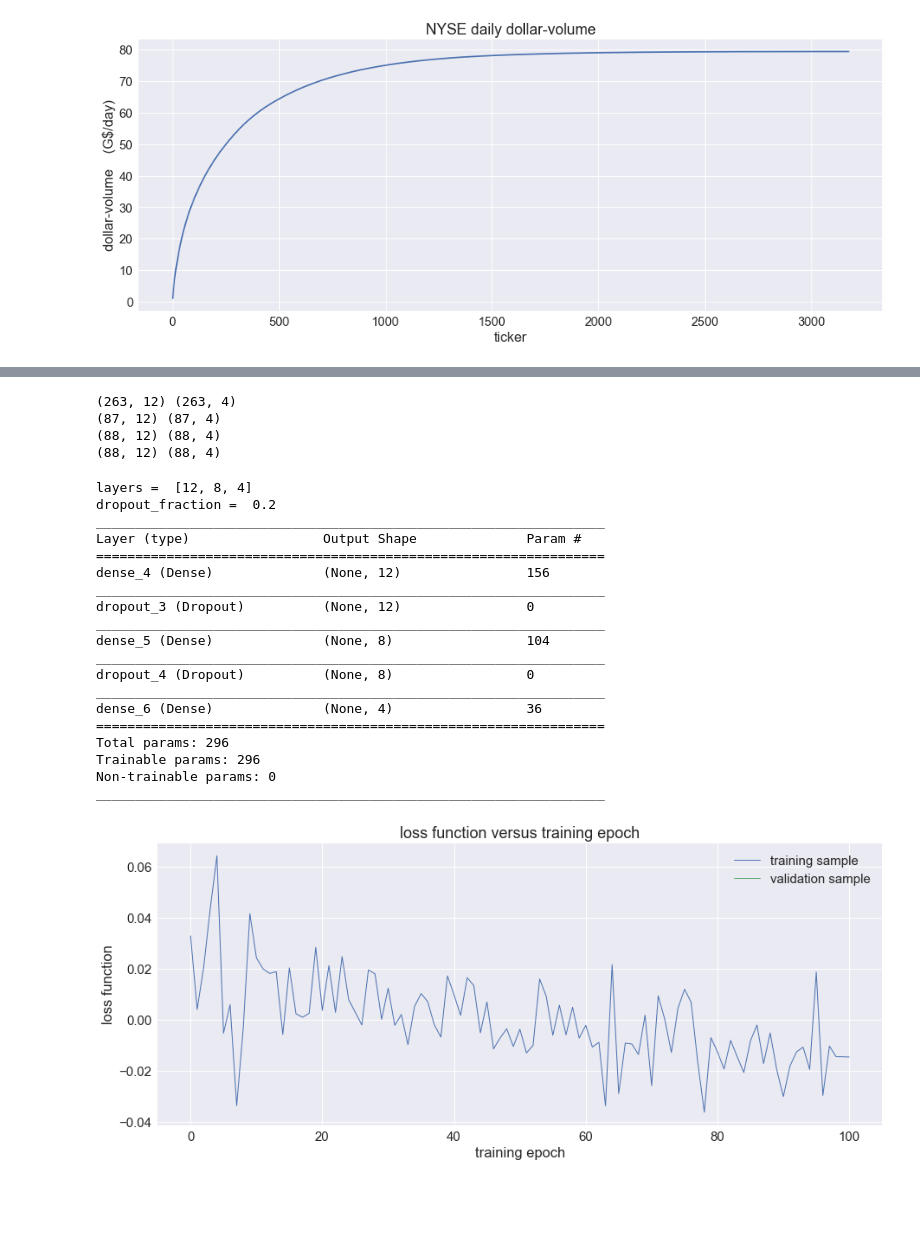
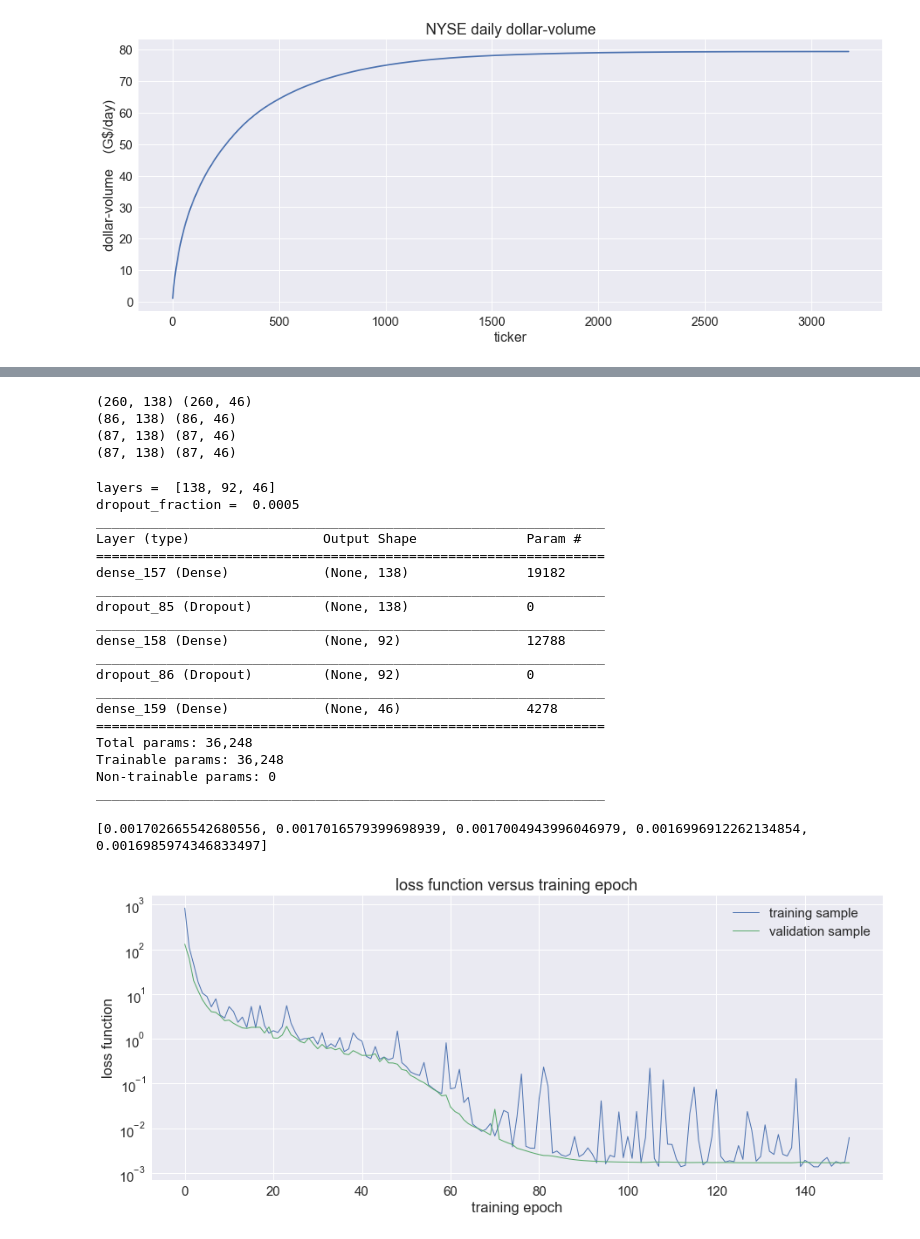
Before and after one commit to joehahn/dl, a Jupyter notebook: market/inspect_stock_data.ipynb, the cells around one changed output, grey strips where cells are left out. Saved outputs shown, nothing was run; the diff lists cells and outputs as text; code cells hidden in the pictures; blank space fills up the shorter version.

Commit message:
model

```diff
--- a/market/inspect_stock_data.ipynb
+++ b/market/inspect_stock_data.ipynb
@@ -160,7 +167,7 @@ y.shape =  (263, 4)
 train_fraction = 0.333
 rn_seed = 14
 from sklearn.model_selection import train_test_split
-x_train, x_test_validate, y_train, y_test_validate = train_test_split(x, y, train_size=train_fraction,
+x_train, x_test_validate, y_train, y_test_validate = train_test_split(x_np, y_np, train_size=train_fraction,
     test_size=(1-train_fraction), random_state=rn_seed)
 train_fraction = 0.5
 x_test, x_validate, y_test, y_validate = train_test_split(x_test_validate, y_test_validate, train_size=train_fraction,
@@ -170,77 +177,65 @@ print x_train.shape, y_train.shape
 print x_test.shape, y_test.shape
 print x_validate.shape, y_validate.shape
 # %% [output]
-(263, 12) (263, 4)
-(87, 12) (87, 4)
-(88, 12) (88, 4)
-(88, 12) (88, 4)
+(260, 138) (260, 46)
+(86, 138) (86, 46)
+(87, 138) (87, 46)
+(87, 138) (87, 46)
-# %%
-#this helper function builds a simple MLP classifier
-def mlp_classifier(layers, dropout_fraction=None):
-    from keras.models import Sequential
-    from keras.layers import Dense, Dropout
-    model = Sequential()
-    N_inputs = layers[0]
-    model.add(Dense(N_inputs, activation='elu', input_shape=(N_inputs,)))
-    if (dropout_fraction):
-        model.add(Dropout(dropout_fraction))
-    for N in layers[1:-1]:
-        model.add(Dense(N, activation='elu'))
-        if (dropout_fraction):
-            model.add(Dropout(dropout_fraction))
-    N_outputs = layers[-1]
-    model.add(Dense(N_outputs, activation='softmax'))
-    model.compile(loss='categorical_crossentropy', optimizer='adam')
-    return model
 # %%
 #build MLP classification model
 N_inputs = x.shape[1]
 N_outputs = y.shape[1]
 N_middle = (N_inputs + N_outputs)/2
 layers = [N_inputs, N_middle, N_outputs]
-dropout_fraction = 0.2
+dropout_fraction = 5.0e-4
 print 'layers = ', layers
 print 'dropout_fraction = ', dropout_fraction
 model = mlp_classifier(layers, dropout_fraction=dropout_fraction)
 model.summary()
 # %% [output]
-layers =  [12, 8, 4]
-dropout_fraction =  0.2
+layers =  [138, 92, 46]
+dropout_fraction =  0.0005
 _________________________________________________________________
 Layer (type)                 Output Shape              Param #
 =================================================================
-dense_4 (Dense)              (None, 12)                156
+dense_157 (Dense)            (None, 138)               19182
 _________________________________________________________________
-dropout_3 (Dropout)          (None, 12)                0
+dropout_85 (Dropout)         (None, 138)               0
 _________________________________________________________________
-dense_5 (Dense)              (None, 8)                 104
+dense_158 (Dense)            (None, 92)                12788
 _________________________________________________________________
-dropout_4 (Dropout)          (None, 8)                 0
+dropout_86 (Dropout)         (None, 92)                0
 _________________________________________________________________
-dense_6 (Dense)              (None, 4)                 36
+dense_159 (Dense)            (None, 46)                4278
 =================================================================
-Total params: 296
-Trainable params: 296
+Total params: 36,248
+Trainable params: 36,248
 Non-trainable params: 0
 _________________________________________________________________
 # %%
 #fit model
-N_epochs = 21
-batch_size = 1
+N_epochs = 151
+batch_size = 10
+model = mlp_classifier(layers, dropout_fraction=dropout_fraction)
 fit_history = model.fit(x_train, y_train, batch_size=batch_size, epochs=N_epochs, verbose=0,
     validation_data=(x_validate, y_validate))
 # %%
 #plot loss vs training epoch
 fig, ax = plt.subplots(1,1, figsize=(15, 6))
 xp = fit_history.epoch
 yp = fit_history.history['loss']
 p = ax.plot(xp, yp, linewidth=1, label='training sample')
 yp = fit_history.history['val_loss']
 p = ax.plot(xp, yp, linewidth=1, label='validation sample')
 p = ax.set_title('loss function versus training epoch')
 p = ax.set_ylabel('loss function')
 p = ax.set_xlabel('training epoch')
+p = ax.set_yscale('log')
+#p = ax.set_xlim(-1, 100)
+#p = ax.set_ylim(-0.01, 0.2)
 p = ax.legend()
 #plt.savefig('figs/loss.png')
+print yp[-5:]
 # %% [output]
+[0.001702665542680556, 0.0017016579399698939, 0.0017004943996046979, 0.0016996912262134854, 0.0016985974346833497]
-[figure, old version]
+[figure, new version]
```
Also changed, not shown: parts of 8 cells of this notebook, 1 other file.
